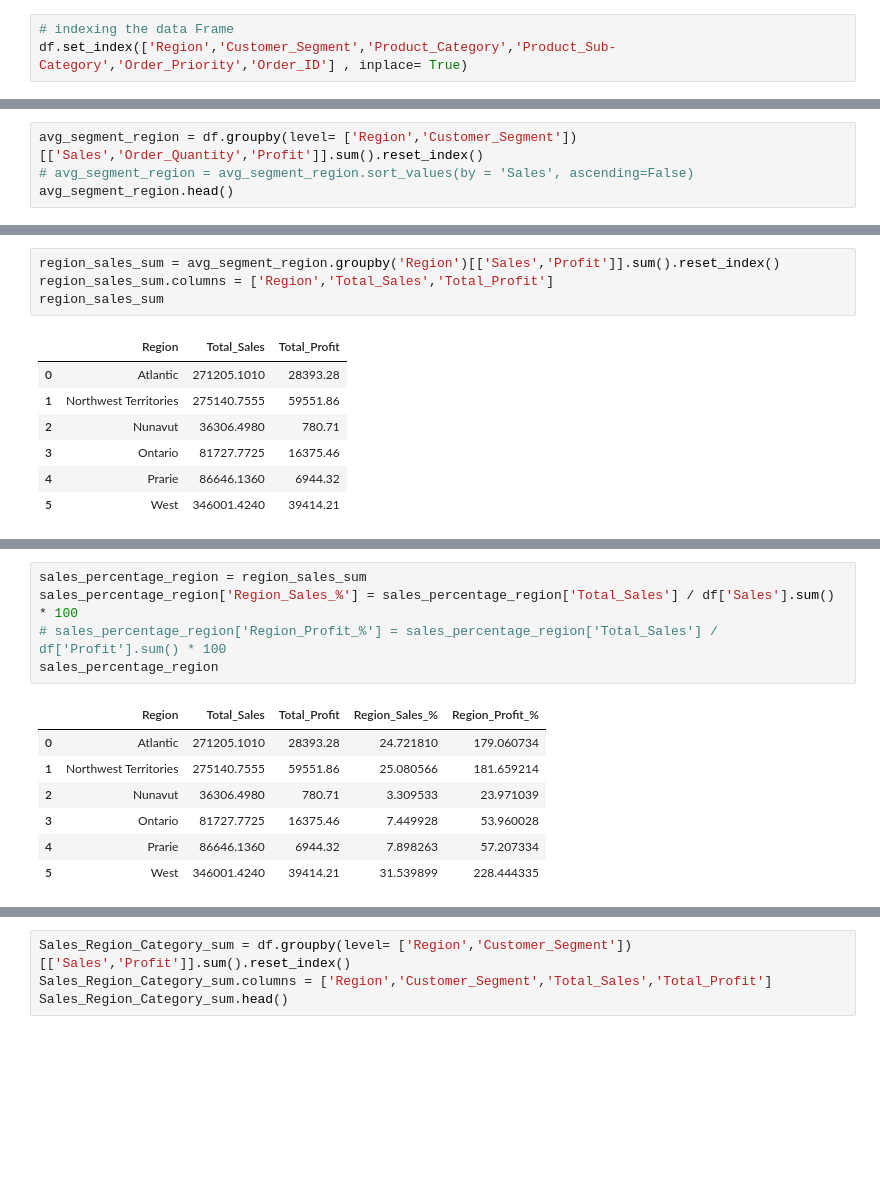
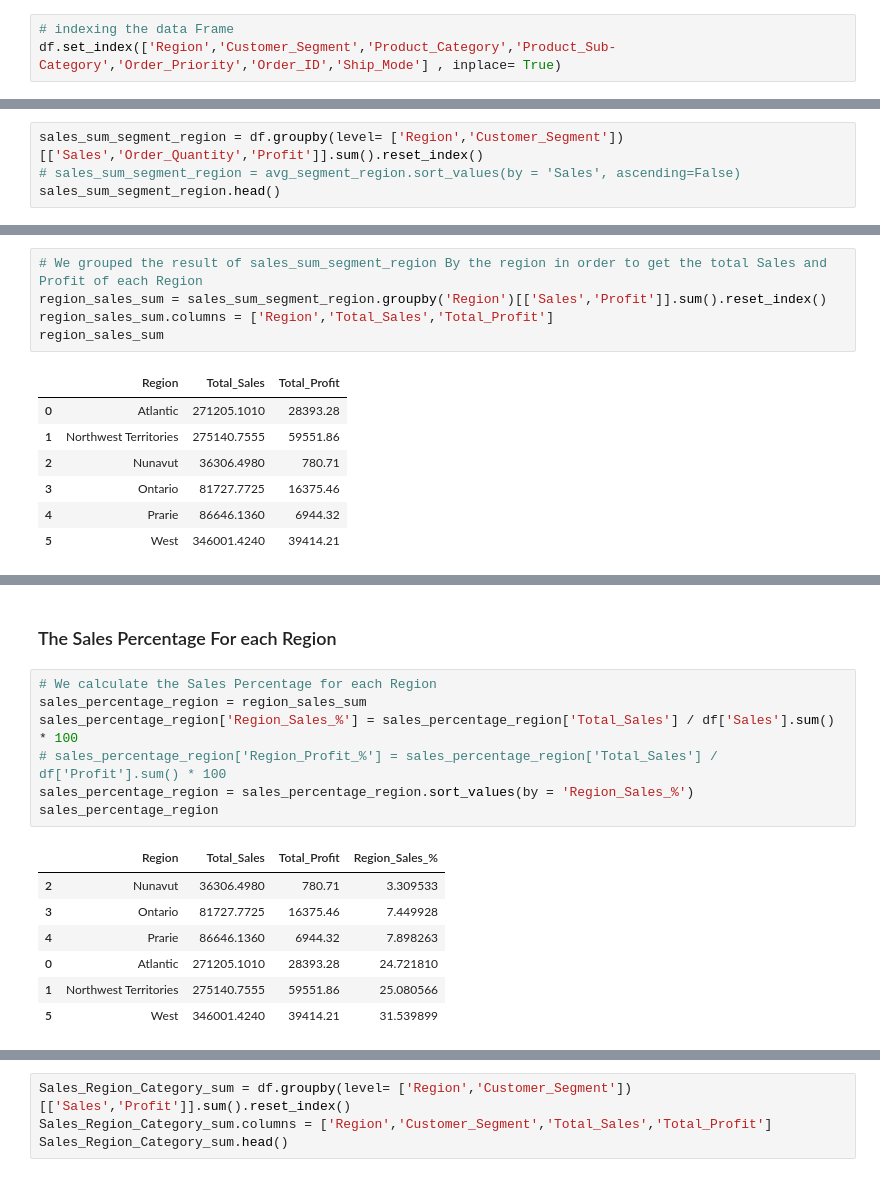
Before and after one commit to Amrane20/Sales_Analysis, a Jupyter notebook: data_cleaning.ipynb, the cells around one changed output, grey strips where cells are left out. Cells and saved outputs as stored; diff of their text form; blank space fills up the shorter version.

```diff
--- a/data_cleaning.ipynb
+++ b/data_cleaning.ipynb
@@ -300,7 +292,7 @@ Hight_Order_ID_Profit.sort_values(by = 'Profit', ascending= False)
 571 rows × 3 columns
 # %%
 # indexing the data Frame
-df.set_index(['Region','Customer_Segment','Product_Category','Product_Sub-Category','Order_Priority','Order_ID'] , inplace= True)
+df.set_index(['Region','Customer_Segment','Product_Category','Product_Sub-Category','Order_Priority','Order_ID','Ship_Mode'] , inplace= True)
 # %%
 df = df.sort_index()
 df
@@ -362,9 +356,9 @@ plt.show()
 # %% [markdown]
 ### The proportion of Sales, Profit, And Order_Quantity for each Customer_Segment in each Region :
 # %%
-avg_segment_region = df.groupby(level= ['Region','Customer_Segment'])[['Sales','Order_Quantity','Profit']].sum().reset_index()
-# avg_segment_region = avg_segment_region.sort_values(by = 'Sales', ascending=False)
-avg_segment_region.head()
+sales_sum_segment_region = df.groupby(level= ['Region','Customer_Segment'])[['Sales','Order_Quantity','Profit']].sum().reset_index()
+# sales_sum_segment_region = avg_segment_region.sort_values(by = 'Sales', ascending=False)
+sales_sum_segment_region.head()
 # %% [output]
 |  | Region | Customer_Segment | Sales | Order_Quantity | Profit |
 | 0 | Atlantic | Consumer | 44459.2280 | 1103 | 2185.68 |
@@ -382,5 +409,6 @@ plt.gca().spines[['top', 'right', 'bottom', 'left']].set_visible(False)
 # %%
-region_sales_sum = avg_segment_region.groupby('Region')[['Sales','Profit']].sum().reset_index()
+# We grouped the result of sales_sum_segment_region By the region in order to get the total Sales and Profit of each Region
+region_sales_sum = sales_sum_segment_region.groupby('Region')[['Sales','Profit']].sum().reset_index()
 region_sales_sum.columns = ['Region','Total_Sales','Total_Profit']
 region_sales_sum
 # %% [output]
@@ -406,13 +450,17 @@ sales_percentage_segment.head()
+# %% [markdown]
+### The Sales Percentage For each Region
 # %%
+# We calculate the Sales Percentage for each Region
 sales_percentage_region = region_sales_sum
 sales_percentage_region['Region_Sales_%'] = sales_percentage_region['Total_Sales'] / df['Sales'].sum() * 100
 # sales_percentage_region['Region_Profit_%'] = sales_percentage_region['Total_Sales'] / df['Profit'].sum() * 100
+sales_percentage_region = sales_percentage_region.sort_values(by = 'Region_Sales_%')
 sales_percentage_region
 # %% [output]
-|  | Region | Total_Sales | Total_Profit | Region_Sales_% | Region_Profit_% |
-| 0 | Atlantic | 271205.1010 | 28393.28 | 24.721810 | 179.060734 |
-| 1 | Northwest Territories | 275140.7555 | 59551.86 | 25.080566 | 181.659214 |
-| 2 | Nunavut | 36306.4980 | 780.71 | 3.309533 | 23.971039 |
-| 3 | Ontario | 81727.7725 | 16375.46 | 7.449928 | 53.960028 |
-| 4 | Prarie | 86646.1360 | 6944.32 | 7.898263 | 57.207334 |
-| 5 | West | 346001.4240 | 39414.21 | 31.539899 | 228.444335 |
+|  | Region | Total_Sales | Total_Profit | Region_Sales_% |
+| 2 | Nunavut | 36306.4980 | 780.71 | 3.309533 |
+| 3 | Ontario | 81727.7725 | 16375.46 | 7.449928 |
+| 4 | Prarie | 86646.1360 | 6944.32 | 7.898263 |
+| 0 | Atlantic | 271205.1010 | 28393.28 | 24.721810 |
+| 1 | Northwest Territories | 275140.7555 | 59551.86 | 25.080566 |
+| 5 | West | 346001.4240 | 39414.21 | 31.539899 |
```
Also changed, not shown: parts of 27 cells of this notebook.
